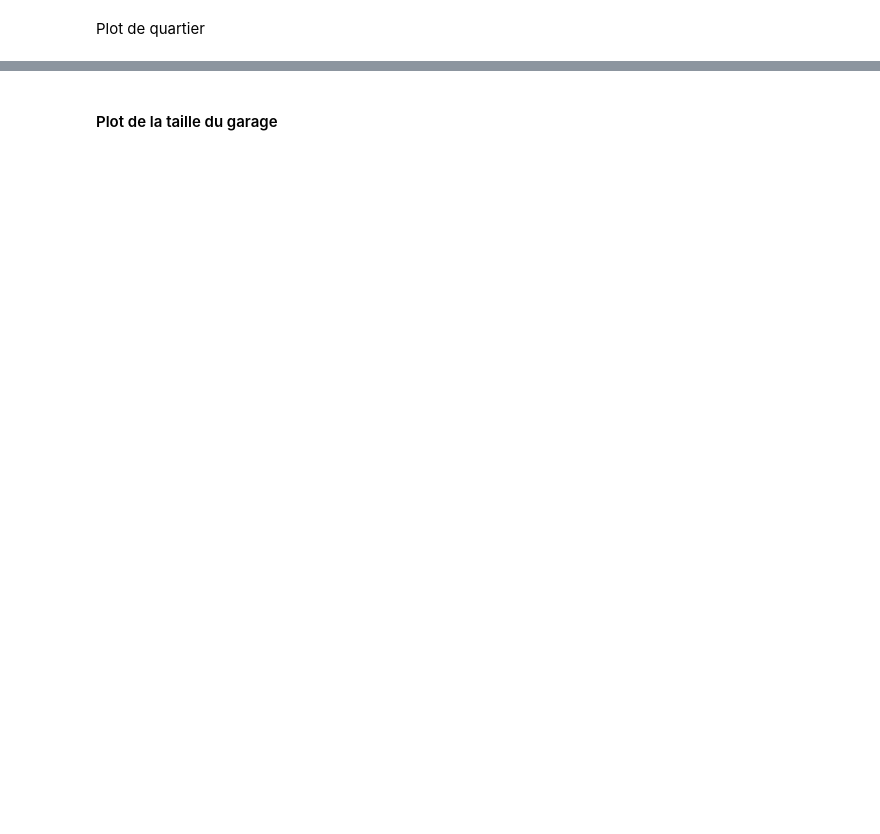
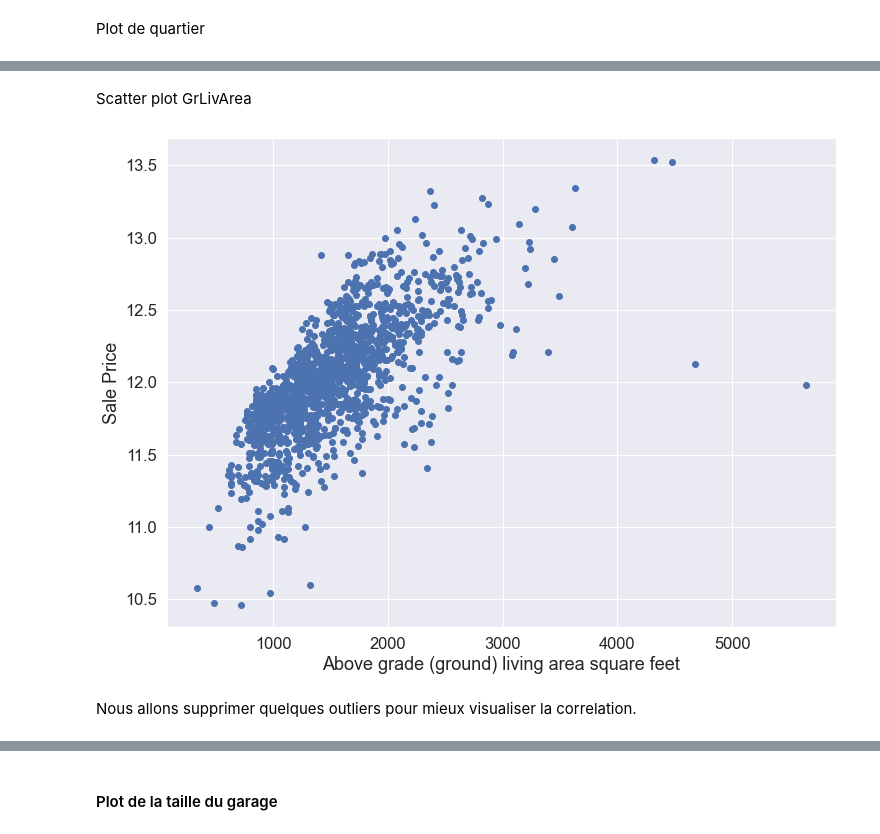
Before and after one commit to freya-git/LAVA, a Jupyter notebook: CRISP-DM_Template.ipynb, the cells around one changed output, grey strips where cells are left out. Saved outputs shown, nothing was run; the diff lists cells and outputs as text; code cells hidden in the pictures; blank space fills up the shorter version.

```diff
--- a/CRISP-DM_Template.ipynb
+++ b/CRISP-DM_Template.ipynb
@@ -672,0 +633,11 @@ Neighborhood_E
+# %% [markdown]
+Scatter plot GrLivArea
+# %%
+plt.scatter(x=train['GrLivArea'], y=train['SalePrice'])
+plt.ylabel('Sale Price')
+plt.xlabel('Above grade (ground) living area square feet')
+plt.show()
+# %% [output]
+[figure, added]
+# %% [markdown]
+Nous allons supprimer quelques outliers pour mieux visualiser la correlation.
```
Also changed, not shown: parts of 25 cells of this notebook.
